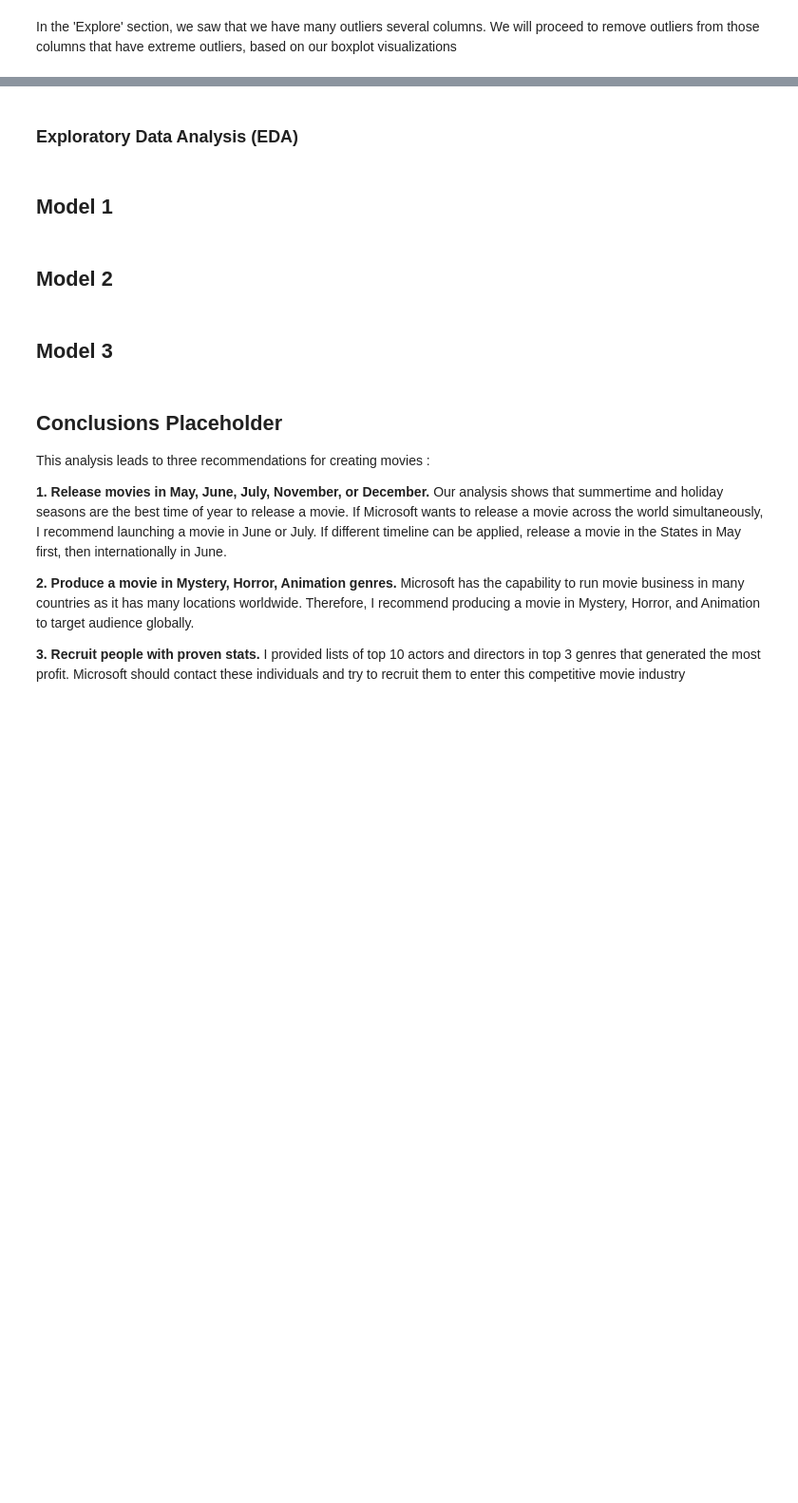
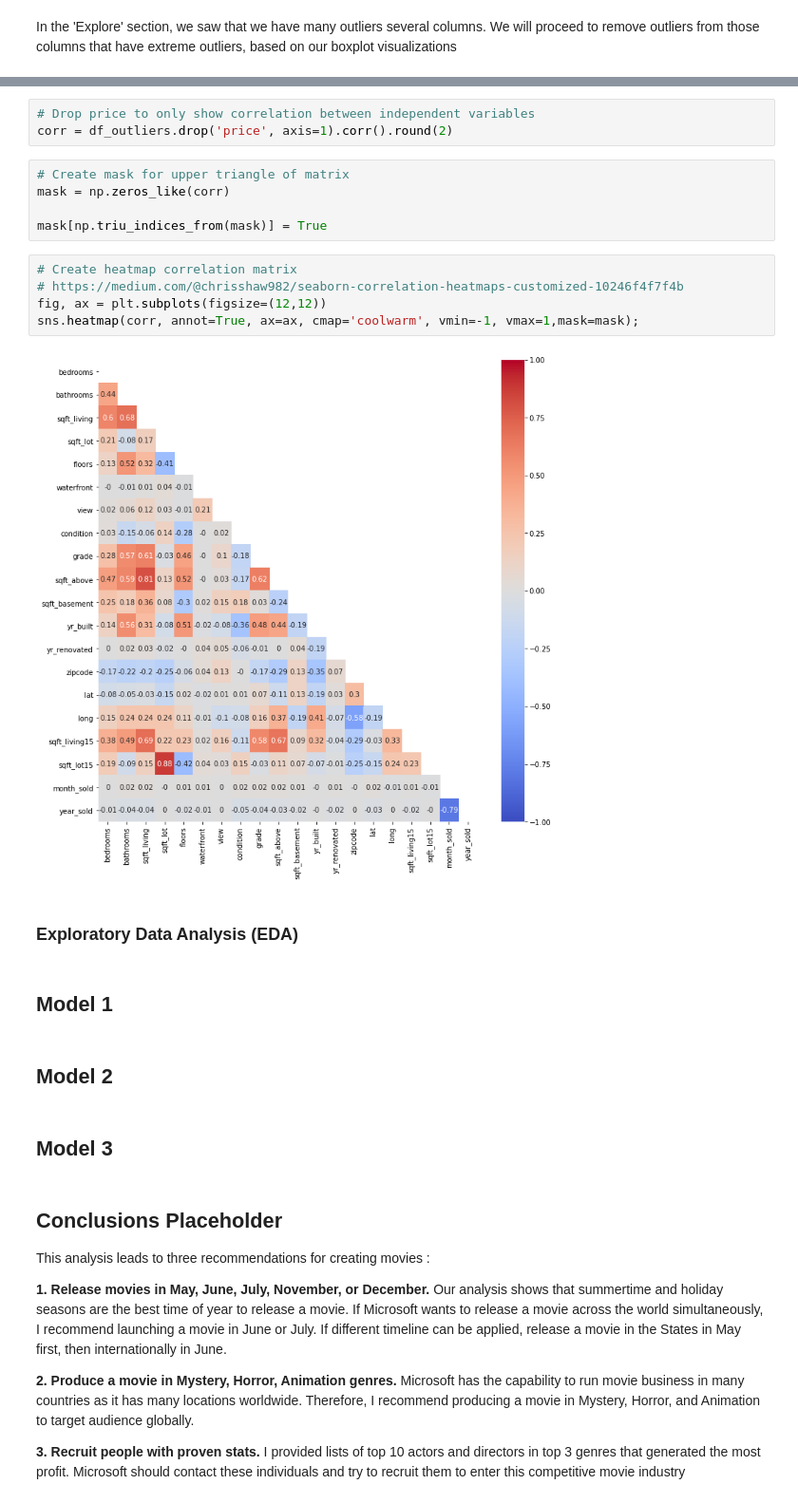
Before and after one commit to jennifernha/King-County-House-Sales, a Jupyter notebook: King County House Sales Analysis.ipynb, the cells around one changed output, grey strips where cells are left out. Shown at 95% size. Drawn from its saved outputs; the diff is of its cells as text; blank space fills up the shorter version.

```diff
--- a/King County House Sales Analysis.ipynb
+++ b/King County House Sales Analysis.ipynb
@@ -431,3 +508,18 @@ comment on the Q-Q plot and Homoscedasticity
+# %%
+# Drop price to only show correlation between independent variables
+corr = df_outliers.drop('price', axis=1).corr().round(2)
+# %%
+# Create mask for upper triangle of matrix
+mask = np.zeros_like(corr)
+
+mask[np.triu_indices_from(mask)] = True
+# %%
+# Create heatmap correlation matrix
+# https://medium.com/@chrisshaw982/seaborn-correlation-heatmaps-customized-10246f4f7f4b
+fig, ax = plt.subplots(figsize=(12,12))
+sns.heatmap(corr, annot=True, ax=ax, cmap='coolwarm', vmin=-1, vmax=1,mask=mask);
+# %% [output]
+[figure, added]
 # %% [markdown]
 ### Exploratory Data Analysis (EDA)
 # %% [markdown]
```
Also changed, not shown: parts of 12 cells of this notebook.
